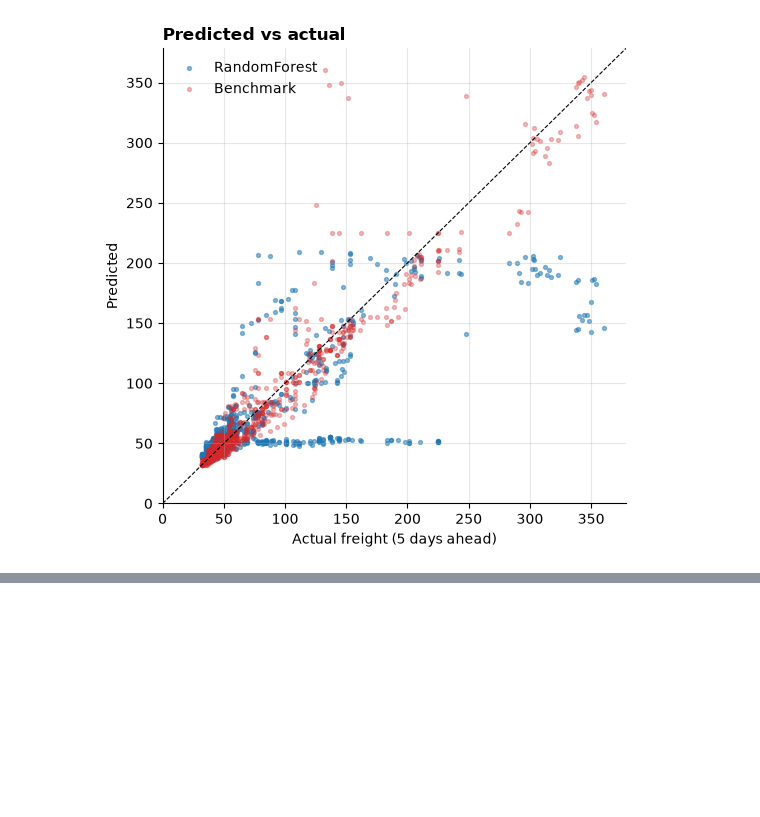
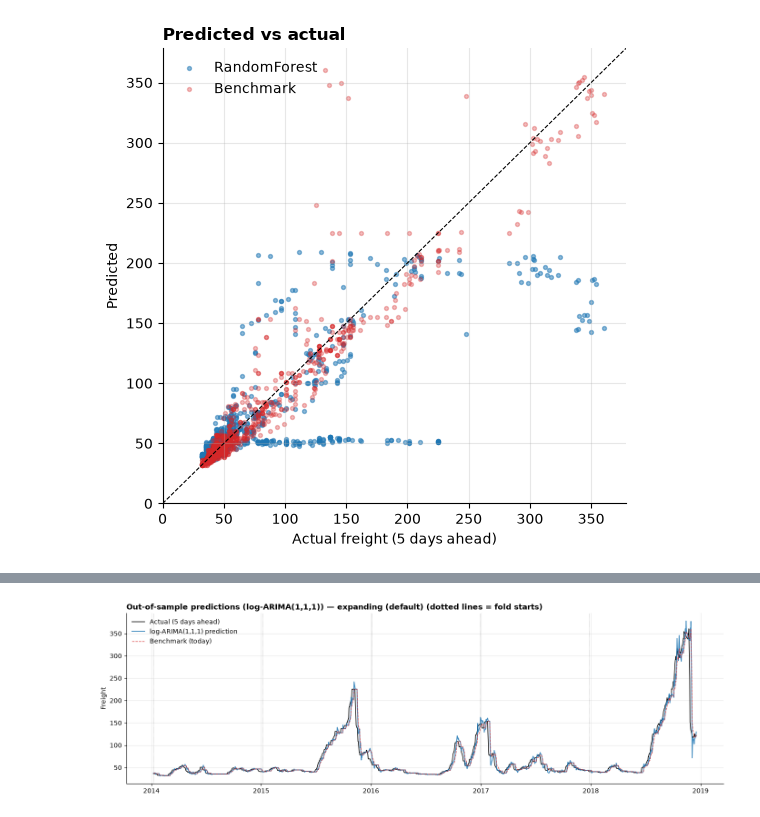
Before and after one commit to pejoCloser/Freight_Challenge, a Jupyter notebook: notebooks/02_initial_feature_engineering copy.ipynb, the cells around one changed output, grey strips where cells are left out. Cells and saved outputs as stored; diff of their text form; code cells hidden in the pictures; blank space fills up the shorter version.

```diff
--- a/notebooks/02_initial_feature_engineering copy.ipynb
+++ b/notebooks/02_initial_feature_engineering copy.ipynb
@@ -842,0 +881,20 @@ plt.tight_layout(); plt.show()
+# %%
+# Run time ~3min
+warnings.filterwarnings("ignore")   # statsmodels warns about the irregular (business-day) index
+
+configs = [
+    dict(order=(1, 1, 1), label="ARIMA(1,1,1)"),
+    dict(order=(1, 1, 1), seasonal_order=(1, 0, 1, 5), label="SARIMA(1,1,1)(1,0,1,5)"),   # weekly seasonality
+    dict(order=(1, 1, 1), exog_cols=[0, 1, 2, 3], label="ARIMA + Fourier"),               # yearly seasonality
+    dict(order=(1, 1, 1), log=True, label="log-ARIMA(1,1,1)"),
+    dict(order=(1, 1, 1), exog_cols=[4], log=True, label="log-ARIMA + Kaub"),
+]
+
+res_list, preds_list = [], []
+for cfg in configs:
+    r, p = run_sarimax(**cfg)
+    res_list.append(r); preds_list.append(p)
+
+res_sarima = pd.concat(res_list).drop_duplicates(["scheme", "fold", "model"])
+preds_sarima = pd.concat(preds_list, ignore_index=True)
+print(res_sarima.groupby(["scheme", "model"])[["MAE", "RMSE", "MaxErr"]].mean().round(2))
@@ -842,0 +967,4 @@ plt.tight_layout(); plt.show()
+# %%
+plot_predictions(preds_sarima, "log-ARIMA(1,1,1)")
+# %% [output]
+[figure, added]
```
Also changed, not shown: parts of 16 cells of this notebook, 2 other files.
